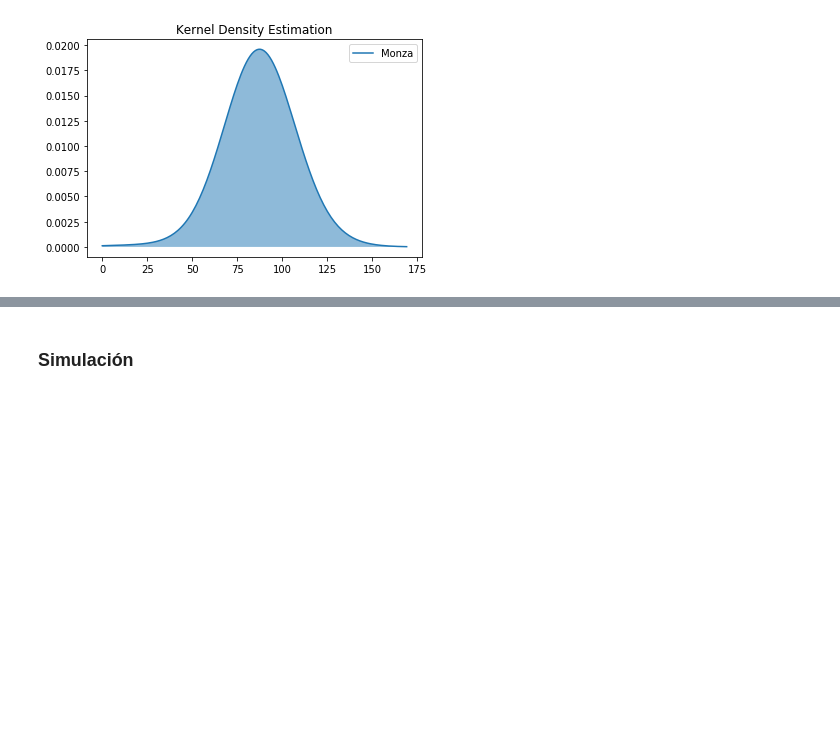
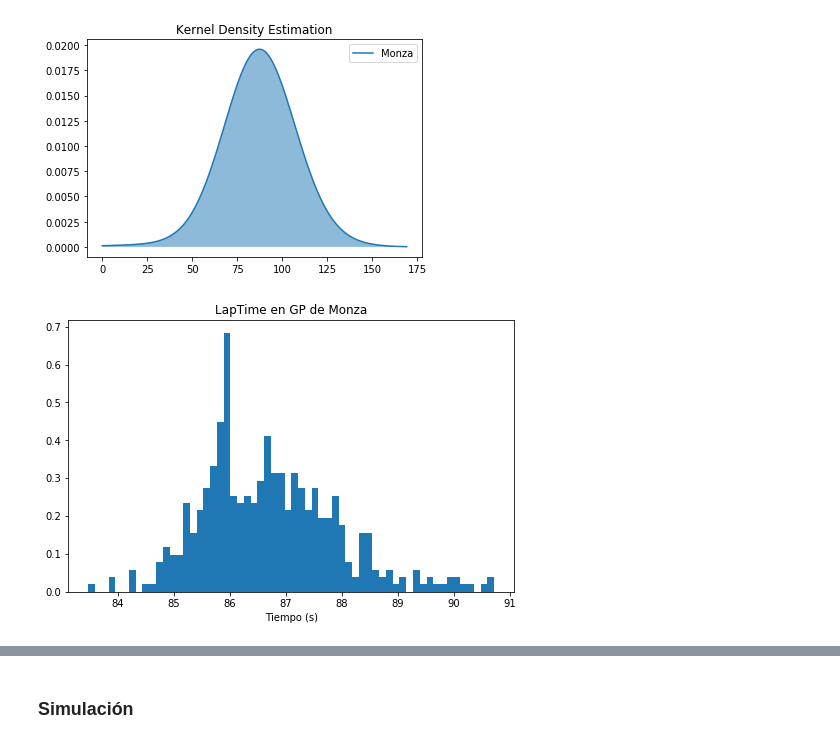
Before and after one commit to carolanb/Proyecto_modulo1, a Jupyter notebook: GuiaProyectoActual.ipynb, the cells around one changed output, grey strips where cells are left out. Saved outputs shown, nothing was run; the diff lists cells and outputs as text; code cells hidden in the pictures; blank space fills up the shorter version.

```diff
--- a/GuiaProyectoActual.ipynb
+++ b/GuiaProyectoActual.ipynb
@@ -328,6 +362,20 @@ error_monaco.head(5)
 gaussian_KDE(Monza_GP,'LapTime','Monza',0,170)
 # %% [output]
 [figure]
+# %%
+np.set_printoptions(precision=6, suppress=True) #evitar que los datos estén en notación científica
+
+tiempos_monza, ll, ul = remove_outliers2(Monza_GP,'LapTime')
+
+b = tiempos_monza['LapTime'].values
+
+fig, ax = plt.subplots(1, 1, figsize=(8,5))
+y, x, _ = ax.hist(b, bins=60, density=True)
+plt.title('LapTime en GP de Monza')
+plt.xlabel('Tiempo (s)')
+x = x[1:] #obviar el primer valor
+# %% [output]
+[figure, added]
 # %%
 error_monza = define_pdist(Monza_GP,'LapTime')
 # %%
```
Also changed, not shown: parts of 8 cells of this notebook.
